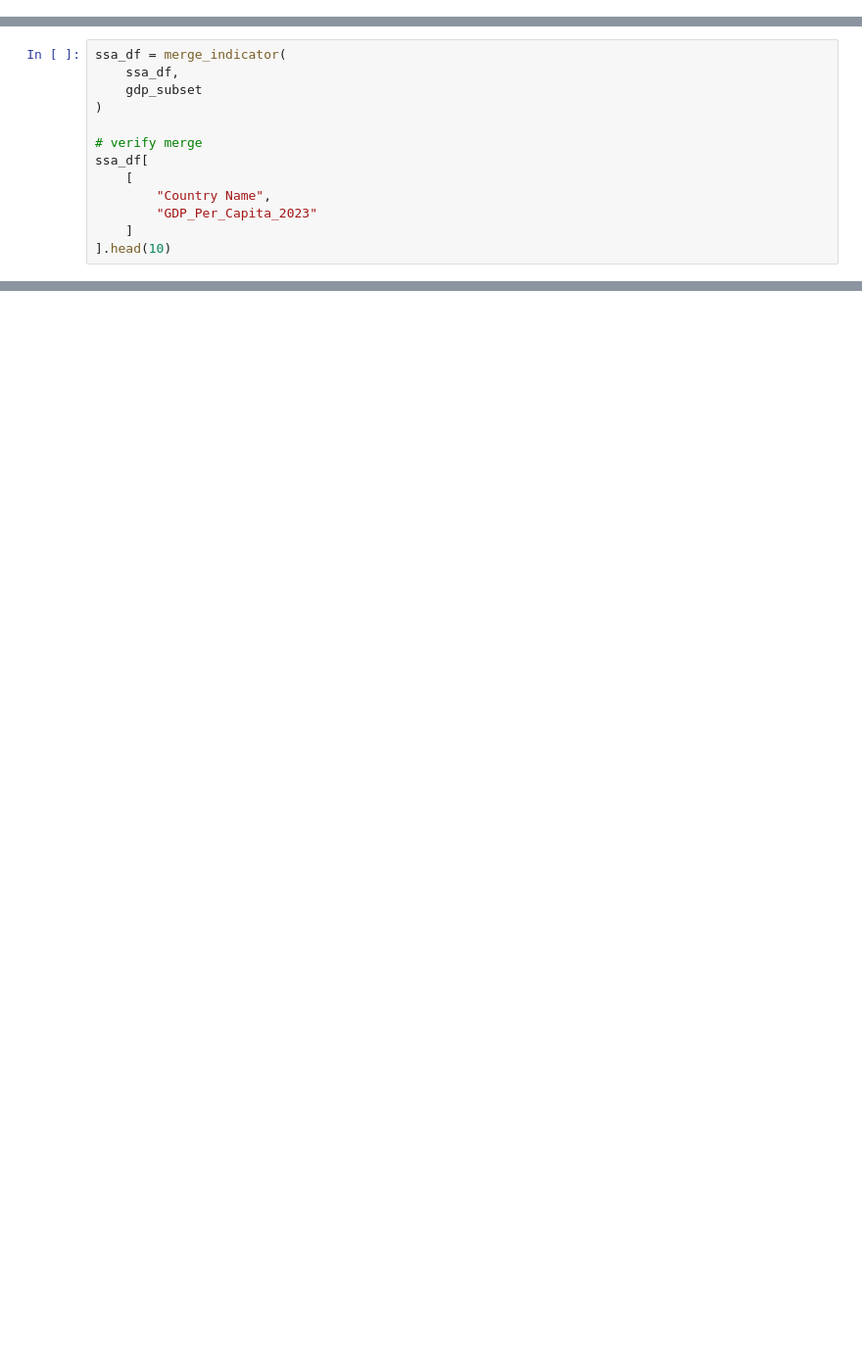
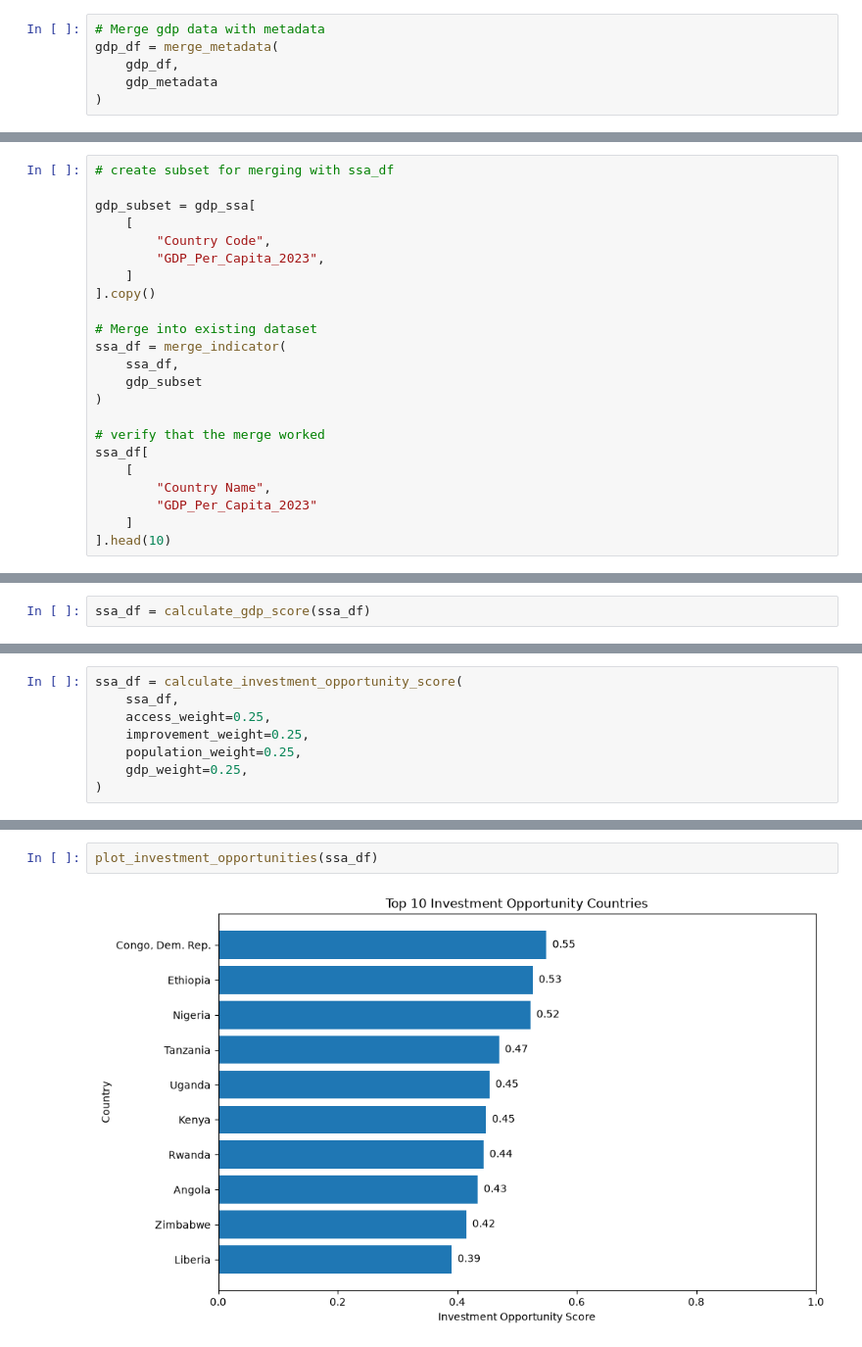
Before and after one commit to meezhay/energy-market-intelligence, a Jupyter notebook: notebooks/02_investment_model.ipynb, the cells around one changed output, grey strips where cells are left out. Shown at 98% size. Drawn from its saved outputs; the diff is of its cells as text; blank space fills up the shorter version.

Commit message:
Complete Version 2 investment opportunity model

```diff
--- a/notebooks/02_investment_model.ipynb
+++ b/notebooks/02_investment_model.ipynb
@@ -45 +71,7 @@ gdp_df = merge_metadata(
+# %%
+# Merge gdp data with metadata
+gdp_df = merge_metadata(
+    gdp_df,
+    gdp_metadata
+)
 # %%
@@ -70,10 +87,20 @@ gdp_subset.head()
 # %%
+# create subset for merging with ssa_df
+
+gdp_subset = gdp_ssa[
+    [
+        "Country Code",
+        "GDP_Per_Capita_2023",
+    ]
+].copy()
+
+# Merge into existing dataset
 ssa_df = merge_indicator(
     ssa_df,
     gdp_subset
 )
 
-# verify merge
+# verify that the merge worked
 ssa_df[
     [
         "Country Name",
@@ -85,0 +221,2 @@ ssa_df["GDP_Per_Capita_2023"].isna().sum()
+# %%
+ssa_df = calculate_gdp_score(ssa_df)
@@ -85,0 +262,8 @@ ssa_df["GDP_Per_Capita_2023"].isna().sum()
+# %%
+ssa_df = calculate_investment_opportunity_score(
+    ssa_df,
+    access_weight=0.25,
+    improvement_weight=0.25,
+    population_weight=0.25,
+    gdp_weight=0.25,
+)
@@ -85,0 +300,4 @@ ssa_df["GDP_Per_Capita_2023"].isna().sum()
+# %%
+plot_investment_opportunities(ssa_df)
+# %% [output]
+[figure, added]
```
Also changed, not shown: parts of 48 cells of this notebook, 6 other files.
